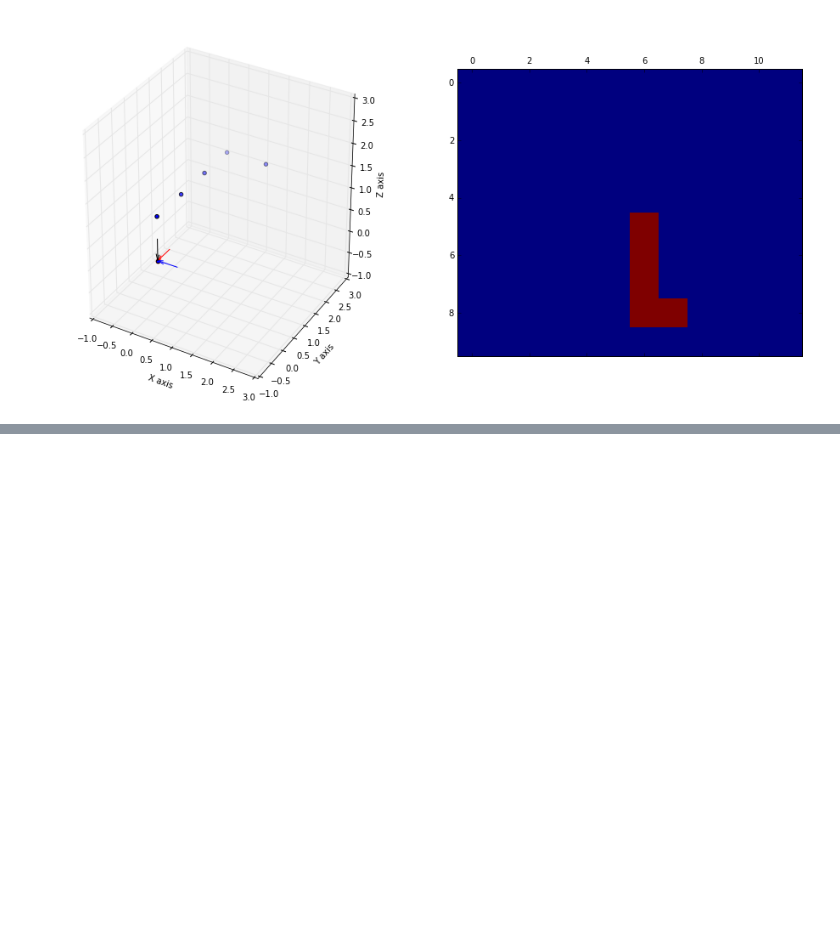
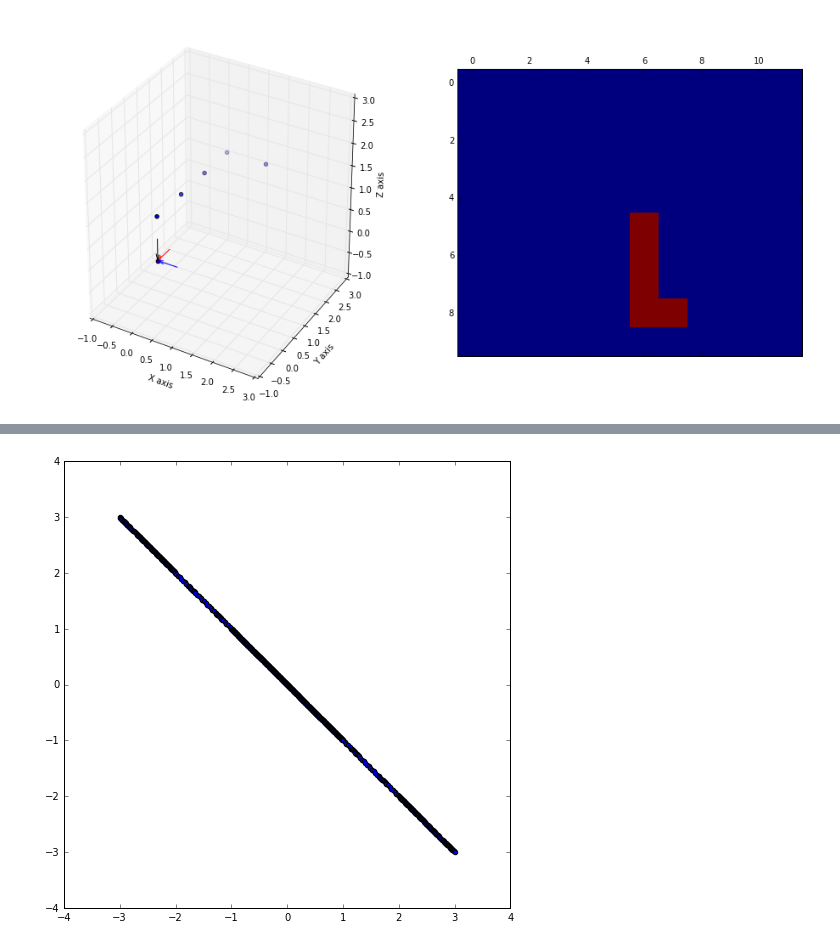
Before and after one commit to justayak/playground, a Jupyter notebook: computer_vision/multiple_view_geometry/multiple_view_geometry.ipynb, the cells around one changed output, grey strips where cells are left out. Saved outputs shown, nothing was run; the diff lists cells and outputs as text; code cells hidden in the pictures; blank space fills up the shorter version.

```diff
--- a/computer_vision/multiple_view_geometry/multiple_view_geometry.ipynb
+++ b/computer_vision/multiple_view_geometry/multiple_view_geometry.ipynb
@@ -205,0 +232,35 @@ $$\text{Ignore scale factor} \ \ (c'-c) \ \Rightarrow \ \ (b,-a,0)^T$$
+# %%
+def gen_C(a,b,c,d,e,f):
+    return np.array([
+            [a, b/2, d/2],
+            [b/2, c, e/2],
+            [d/2, e/2, f]
+        ])
+
+def check_C(a,b,c,d,e,f,x,y):
+    return a*x**2 + b*x*y + c*y**2 + d*x + e*y + f
+
+C = gen_C(1, 1, 0, 0, 0, 0).T
+
+fig = plt.figure(figsize=(8,8))
+ax = fig.add_subplot(111)
+
+X = []
+Y = []
+for x in np.linspace(-3, 3, 1000):
+    for y in np.linspace(-3, 3, 1000):
+        x_ = np.array([x, y, 1])
+        erg1 = x_ @ C @ x_
+        erg2 = check_C(1,1,0,0,0,0,x,y)
+        try:
+            assert(math.isclose(erg1, erg2, rel_tol=0.05))
+        except AssertionError:
+            pass
+        if math.isclose(x_ @ C @ x_, 0, rel_tol=0.05):
+            X.append(x)
+            Y.append(y)
+
+ax.scatter(X, Y)
+plt.show()
+# %% [output]
+[figure, added]
```
Also changed, not shown: parts of 1 cell of this notebook.
